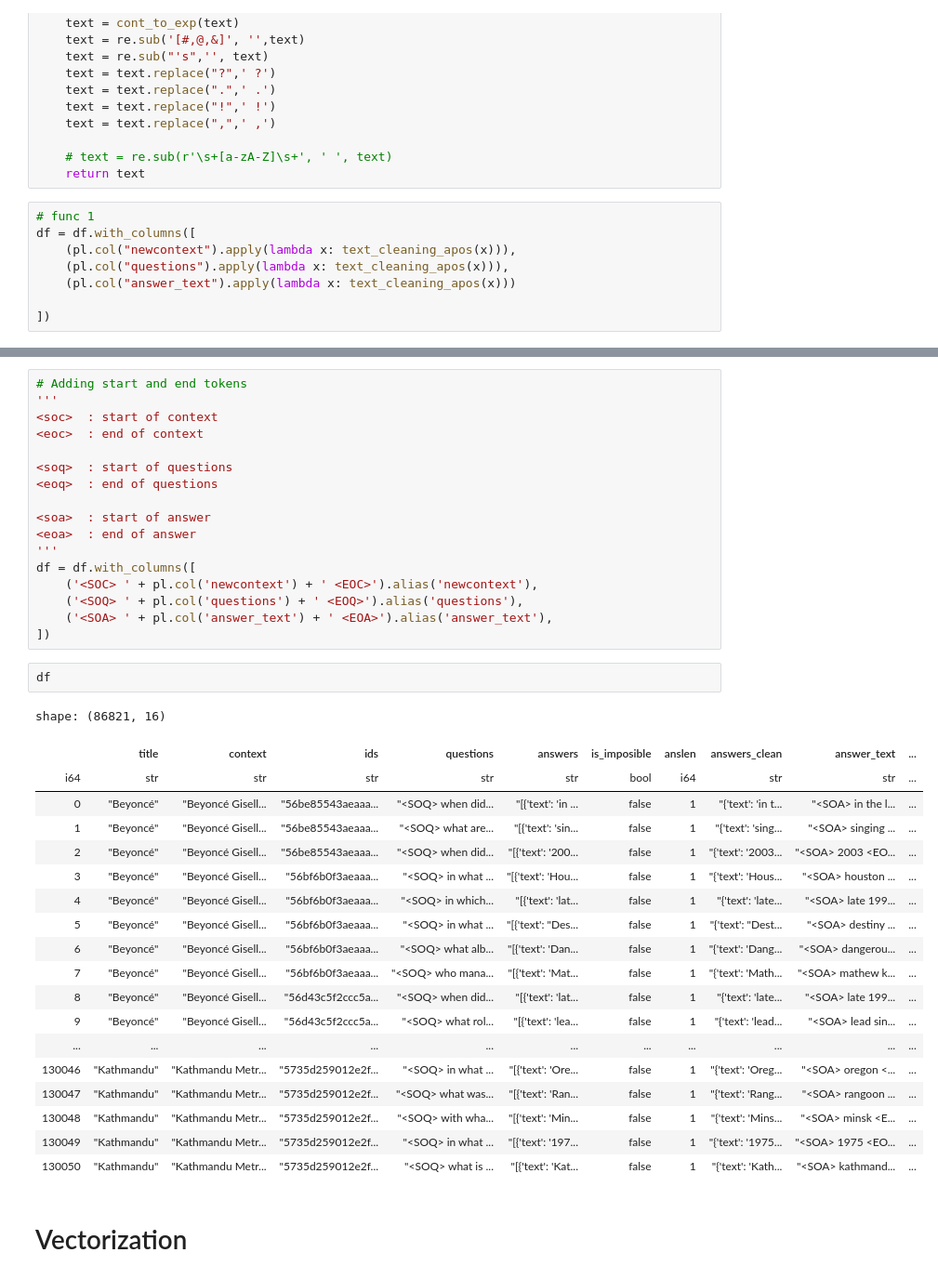
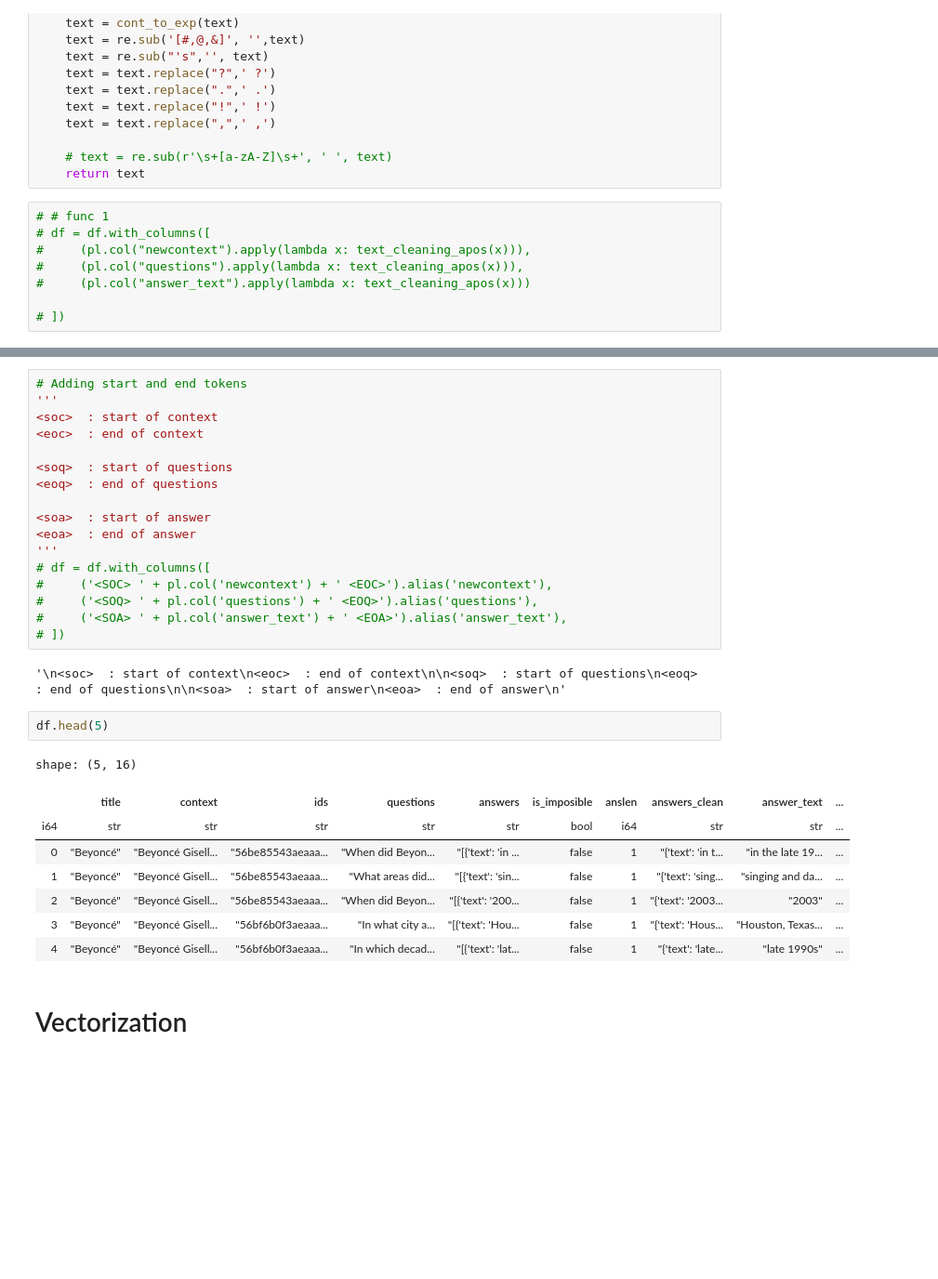
Before and after one commit to tikendraw/question-answer-generation, a Jupyter notebook: question_answers_genration.ipynb, the cells around one changed output, grey strips where cells are left out. Shown at 93% size. Cells and saved outputs as stored; diff of their text form; blank space fills up the shorter version.

```diff
--- a/question_answers_genration.ipynb
+++ b/question_answers_genration.ipynb
@@ -277,11 +263,11 @@ def text_cleaning_apos(text):
     # text = re.sub(r'\s+[a-zA-Z]\s+', ' ', text)
     return text
 # %%
-# func 1
-df = df.with_columns([
-    (pl.col("newcontext").apply(lambda x: text_cleaning_apos(x))),
-    (pl.col("questions").apply(lambda x: text_cleaning_apos(x))),
-    (pl.col("answer_text").apply(lambda x: text_cleaning_apos(x)))
+# # func 1
+# df = df.with_columns([
+#     (pl.col("newcontext").apply(lambda x: text_cleaning_apos(x))),
+#     (pl.col("questions").apply(lambda x: text_cleaning_apos(x))),
+#     (pl.col("answer_text").apply(lambda x: text_cleaning_apos(x)))
 
-])
+# ])
 # %%
@@ -318,33 +293,24 @@ shape: (86821, 16)
 <soa>  : start of answer
 <eoa>  : end of answer
 '''
-df = df.with_columns([
-    ('<SOC> ' + pl.col('newcontext') + ' <EOC>').alias('newcontext'),
-    ('<SOQ> ' + pl.col('questions') + ' <EOQ>').alias('questions'),
-    ('<SOA> ' + pl.col('answer_text') + ' <EOA>').alias('answer_text'),
-])
+# df = df.with_columns([
+#     ('<SOC> ' + pl.col('newcontext') + ' <EOC>').alias('newcontext'),
+#     ('<SOQ> ' + pl.col('questions') + ' <EOQ>').alias('questions'),
+#     ('<SOA> ' + pl.col('answer_text') + ' <EOA>').alias('answer_text'),
+# ])
+# %% [output]
+'\n<soc>  : start of context\n<eoc>  : end of context\n\n<soq>  : start of questions\n<eoq>  : end of questions\n\n<soa>  : start of answer\n<eoa>  : end of answer\n'
 # %%
-df
+df.head(5)
 # %% [output]
-shape: (86821, 16)
+shape: (5, 16)
 |  | title | context | ids | questions | answers | is_imposible | anslen | answers_clean | answer_text | ... |
 | i64 | str | str | str | str | str | bool | i64 | str | str | ... |
-| 0 | "Beyoncé" | "Beyoncé Gisell... | "56be85543aeaaa... | "<SOQ> when did... | "[{'text': 'in ... | false | 1 | "{'text': 'in t... | "<SOA> in the l... | ... |
-| 1 | "Beyoncé" | "Beyoncé Gisell... | "56be85543aeaaa... | "<SOQ> what are... | "[{'text': 'sin... | false | 1 | "{'text': 'sing... | "<SOA> singing ... | ... |
-| 2 | "Beyoncé" | "Beyoncé Gisell... | "56be85543aeaaa... | "<SOQ> when did... | "[{'text': '200... | false | 1 | "{'text': '2003... | "<SOA> 2003 <EO... | ... |
-| 3 | "Beyoncé" | "Beyoncé Gisell... | "56bf6b0f3aeaaa... | "<SOQ> in what ... | "[{'text': 'Hou... | false | 1 | "{'text': 'Hous... | "<SOA> houston ... | ... |
-| 4 | "Beyoncé" | "Beyoncé Gisell... | "56bf6b0f3aeaaa... | "<SOQ> in which... | "[{'text': 'lat... | false | 1 | "{'text': 'late... | "<SOA> late 199... | ... |
-| 5 | "Beyoncé" | "Beyoncé Gisell... | "56bf6b0f3aeaaa... | "<SOQ> in what ... | "[{'text': "Des... | false | 1 | "{'text': "Dest... | "<SOA> destiny ... | ... |
-| 6 | "Beyoncé" | "Beyoncé Gisell... | "56bf6b0f3aeaaa... | "<SOQ> what alb... | "[{'text': 'Dan... | false | 1 | "{'text': 'Dang... | "<SOA> dangerou... | ... |
-| 7 | "Beyoncé" | "Beyoncé Gisell... | "56bf6b0f3aeaaa... | "<SOQ> who mana... | "[{'text': 'Mat... | false | 1 | "{'text': 'Math... | "<SOA> mathew k... | ... |
-| 8 | "Beyoncé" | "Beyoncé Gisell... | "56d43c5f2ccc5a... | "<SOQ> when did... | "[{'text': 'lat... | false | 1 | "{'text': 'late... | "<SOA> late 199... | ... |
-| 9 | "Beyoncé" | "Beyoncé Gisell... | "56d43c5f2ccc5a... | "<SOQ> what rol... | "[{'text': 'lea... | false | 1 | "{'text': 'lead... | "<SOA> lead sin... | ... |
-| ... | ... | ... | ... | ... | ... | ... | ... | ... | ... | ... |
-| 130046 | "Kathmandu" | "Kathmandu Metr... | "5735d259012e2f... | "<SOQ> in what ... | "[{'text': 'Ore... | false | 1 | "{'text': 'Oreg... | "<SOA> oregon <... | ... |
-| 130047 | "Kathmandu" | "Kathmandu Metr... | "5735d259012e2f... | "<SOQ> what was... | "[{'text': 'Ran... | false | 1 | "{'text': 'Rang... | "<SOA> rangoon ... | ... |
-| 130048 | "Kathmandu" | "Kathmandu Metr... | "5735d259012e2f... | "<SOQ> with wha... | "[{'text': 'Min... | false | 1 | "{'text': 'Mins... | "<SOA> minsk <E... | ... |
-| 130049 | "Kathmandu" | "Kathmandu Metr... | "5735d259012e2f... | "<SOQ> in what ... | "[{'text': '197... | false | 1 | "{'text': '1975... | "<SOA> 1975 <EO... | ... |
-| 130050 | "Kathmandu" | "Kathmandu Metr... | "5735d259012e2f... | "<SOQ> what is ... | "[{'text': 'Kat... | false | 1 | "{'text': 'Kath... | "<SOA> kathmand... | ... |
+| 0 | "Beyoncé" | "Beyoncé Gisell... | "56be85543aeaaa... | "When did Beyon... | "[{'text': 'in ... | false | 1 | "{'text': 'in t... | "in the late 19... | ... |
+| 1 | "Beyoncé" | "Beyoncé Gisell... | "56be85543aeaaa... | "What areas did... | "[{'text': 'sin... | false | 1 | "{'text': 'sing... | "singing and da... | ... |
+| 2 | "Beyoncé" | "Beyoncé Gisell... | "56be85543aeaaa... | "When did Beyon... | "[{'text': '200... | false | 1 | "{'text': '2003... | "2003" | ... |
+| 3 | "Beyoncé" | "Beyoncé Gisell... | "56bf6b0f3aeaaa... | "In what city a... | "[{'text': 'Hou... | false | 1 | "{'text': 'Hous... | "Houston, Texas... | ... |
+| 4 | "Beyoncé" | "Beyoncé Gisell... | "56bf6b0f3aeaaa... | "In which decad... | "[{'text': 'lat... | false | 1 | "{'text': 'late... | "late 1990s" | ... |
 # %% [markdown]
 # Vectorization
 # %%
```
Also changed, not shown: parts of 25 cells of this notebook.
